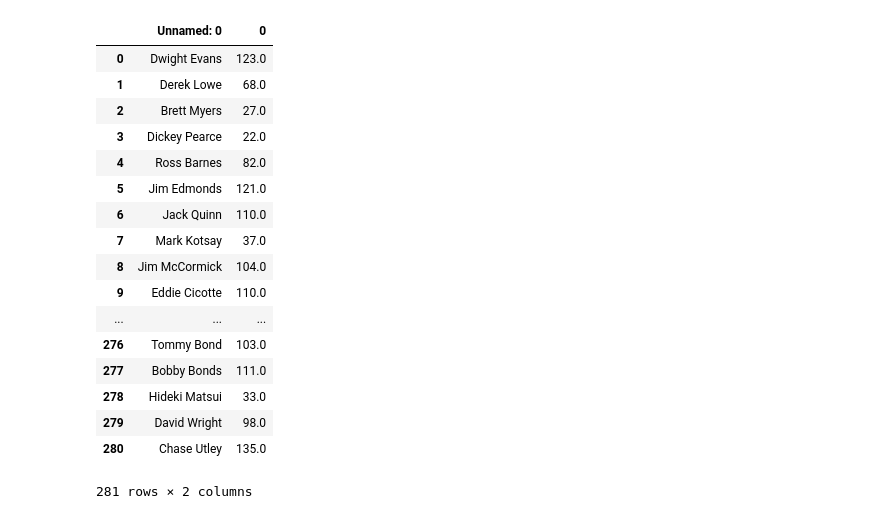
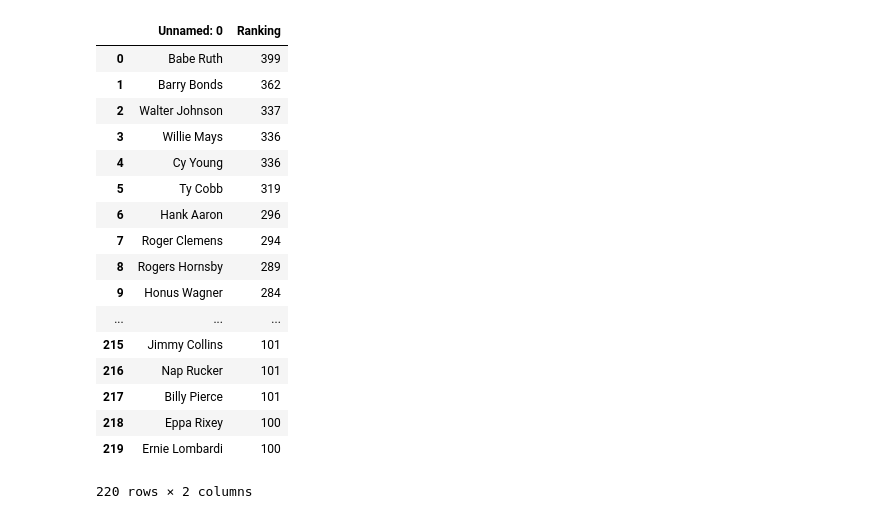
Before and after one commit to matthewfortier/DAT-210-Baseball-Project, a Jupyter notebook: HOFScrape.ipynb, the cells around one changed output. Drawn from its saved outputs; the diff is of its cells as text; code cells hidden in the pictures.

```diff
--- a/HOFScrape.ipynb
+++ b/HOFScrape.ipynb
@@ -5,7 +7,7 @@ import pandas as pd
 # %%
 page = requests.get('http://www.hallofstats.com/#all')
 tree = html.fromstring(page.content)
-playerNames = tree.xpath('//ol[@id="player-list"]//li[contains(@class, "not-hof")]//a[@href]//strong/text()')
+playerNames = tree.xpath('//ol[@id="player-list"]//li[not(contains(@class, "hof not-hos"))]//a[@href]//strong/text()')
 
 playerNamesList = [n.replace('\n', '') for n in playerNames]
 
@@ -31,5 +33,5 @@ playerNamesList
 # %%
-playerRating = tree.xpath('//ol[@id="player-list"]//li[contains(@class, "not-hof")]//a[@href]//span/text()')
+playerRating = tree.xpath('//ol[@id="player-list"]//li[not(contains(@class, "hof not-hos"))]//a[@href]//span/text()')
 
 playerRatingList = [n.replace('\n', '') for n in playerRating]
 
@@ -80,26 +84,30 @@ playerDict
 # %%
 df = pd.DataFrame.from_dict(playerDict, orient='index')
 
-df.to_csv('HOSF.csv',encoding='utf-8')
+df.columns= ['Ranking']
+
+df = df.sort_values(by='Ranking', ascending=False)
+
+df.to_csv('HOSF.csv', encoding='utf-8')
 df = pd.read_csv('HOSF.csv',encoding='utf-8')
 
 df
 # %% [output]
-|  | Unnamed: 0 | 0 |
-| 0 | Dwight Evans | 123.0 |
-| 1 | Derek Lowe | 68.0 |
-| 2 | Brett Myers | 27.0 |
-| 3 | Dickey Pearce | 22.0 |
-| 4 | Ross Barnes | 82.0 |
-| 5 | Jim Edmonds | 121.0 |
-| 6 | Jack Quinn | 110.0 |
-| 7 | Mark Kotsay | 37.0 |
-| 8 | Jim McCormick | 104.0 |
-| 9 | Eddie Cicotte | 110.0 |
+|  | Unnamed: 0 | Ranking |
+| 0 | Babe Ruth | 399 |
+| 1 | Barry Bonds | 362 |
+| 2 | Walter Johnson | 337 |
+| 3 | Willie Mays | 336 |
+| 4 | Cy Young | 336 |
+| 5 | Ty Cobb | 319 |
+| 6 | Hank Aaron | 296 |
+| 7 | Roger Clemens | 294 |
+| 8 | Rogers Hornsby | 289 |
+| 9 | Honus Wagner | 284 |
 | ... | ... | ... |
-| 276 | Tommy Bond | 103.0 |
-| 277 | Bobby Bonds | 111.0 |
-| 278 | Hideki Matsui | 33.0 |
-| 279 | David Wright | 98.0 |
-| 280 | Chase Utley | 135.0 |
+| 215 | Jimmy Collins | 101 |
+| 216 | Nap Rucker | 101 |
+| 217 | Billy Pierce | 101 |
+| 218 | Eppa Rixey | 100 |
+| 219 | Ernie Lombardi | 100 |
-281 rows × 2 columns
+220 rows × 2 columns
```
Also changed, not shown: parts of 5 cells of this notebook, 3 other files.
